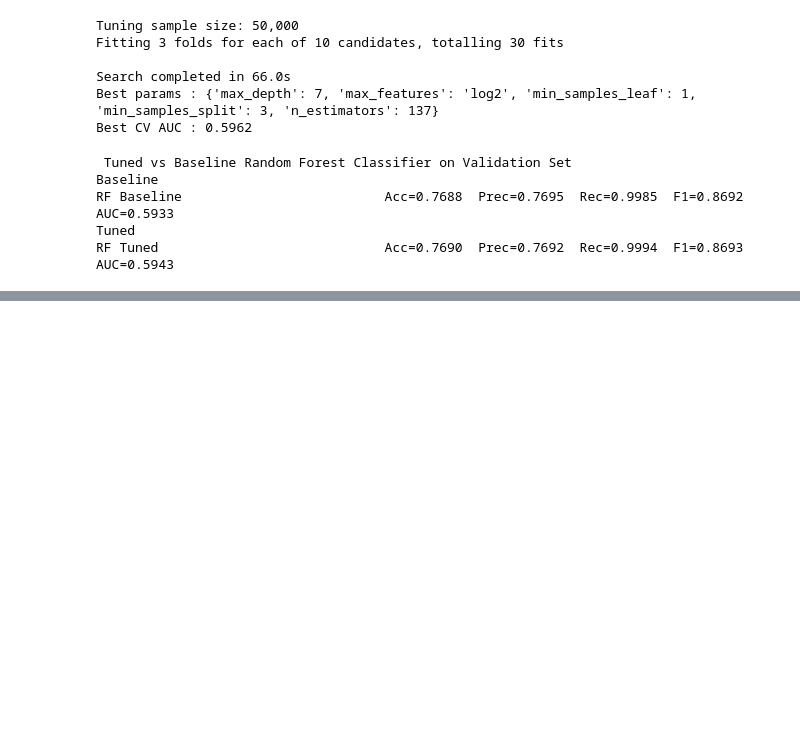
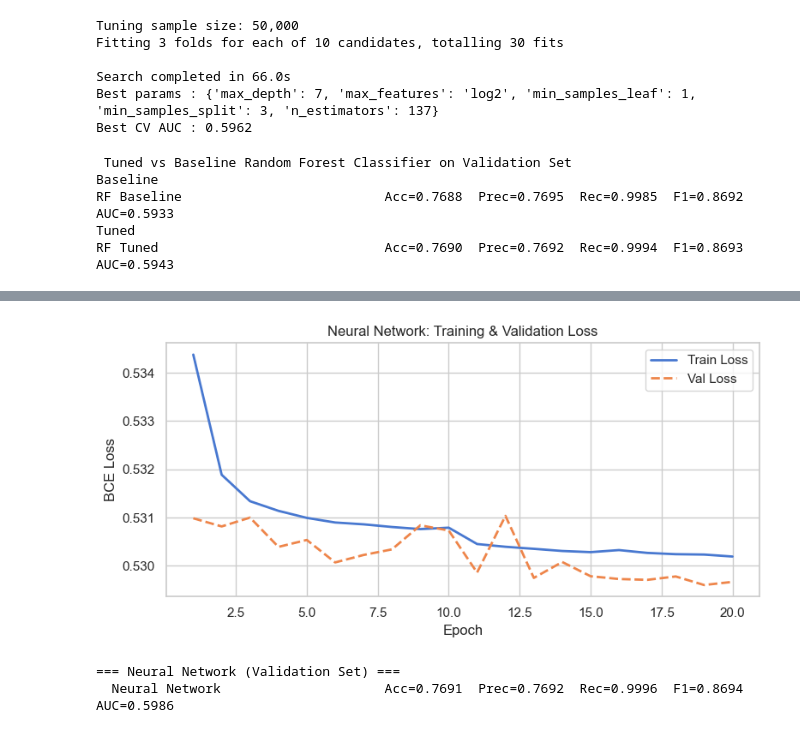
Before and after one commit to kieron-s/Comp3610-Assignment2, a Jupyter notebook: assignment2.ipynb, the cells around one changed output, grey strips where cells are left out. Cells and saved outputs as stored; diff of their text form; code cells hidden in the pictures; blank space fills up the shorter version.

Commit message:
Trained the neural network with 20 epochs

```diff
--- a/assignment2.ipynb
+++ b/assignment2.ipynb
@@ -419,0 +529,32 @@ RF Tuned                             Acc=0.7690  Prec=0.7692  Rec=0.9994  F1=0.8
+# %%
+fig, ax = plt.subplots(figsize=(8, 4))
+ax.plot(range(1, EPOCHS+1), train_losses, label='Train Loss', linewidth=2)
+ax.plot(range(1, EPOCHS+1), val_losses,   label='Val Loss',   linewidth=2, linestyle='--')
+ax.set_xlabel('Epoch')
+ax.set_ylabel('BCE Loss')
+ax.set_title('Neural Network: Training & Validation Loss')
+ax.legend()
+plt.tight_layout()
+plt.show()
+# %% [output]
+[figure, added]
+# %%
+@torch.no_grad()
+def get_predictions(model, X_arr, device, batch_size=2048):
+    model.eval()
+    logits_list = []
+    X_t = torch.tensor(X_arr, dtype= torch.float32)
+    for i in range(0, len(X_t), batch_size):
+        batch = X_t[i:i+batch_size].to(device)
+        logits_list.append(model(batch).cpu())
+    logits = torch.cat(logits_list).numpy()
+    probs  = torch.sigmoid(torch.tensor(logits)).numpy()
+    preds  = (probs >= 0.5).astype(int)
+    return preds, probs
+
+nn_val_pred, nn_val_prob = get_predictions(model, X_val_scaled, DEVICE)
+print('=== Neural Network (Validation Set) ===')
+metrics_nn = classification_metrics(y_cls_val, nn_val_pred, nn_val_prob, '  Neural Network')
+# %% [output]
+=== Neural Network (Validation Set) ===
+  Neural Network                     Acc=0.7691  Prec=0.7692  Rec=0.9996  F1=0.8694  AUC=0.5986
```
Also changed, not shown: parts of 3 cells of this notebook.
